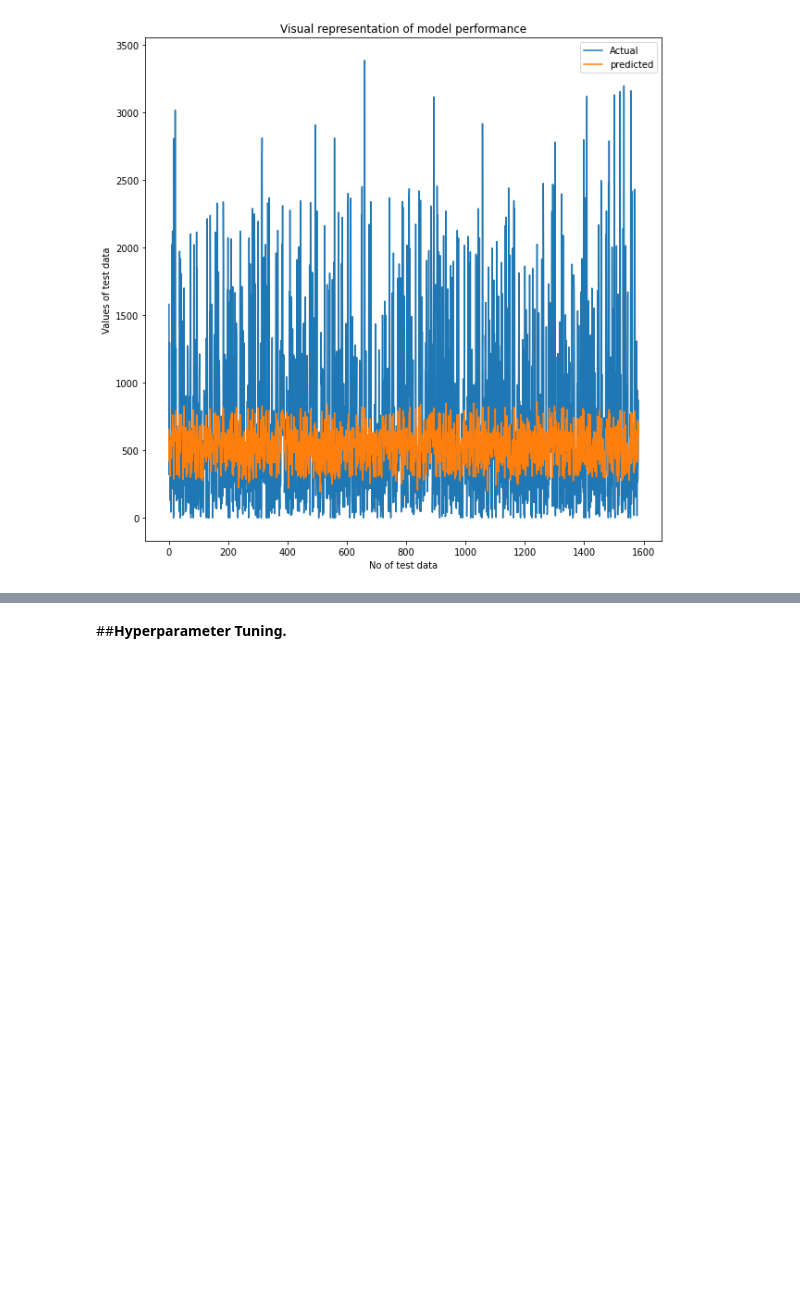
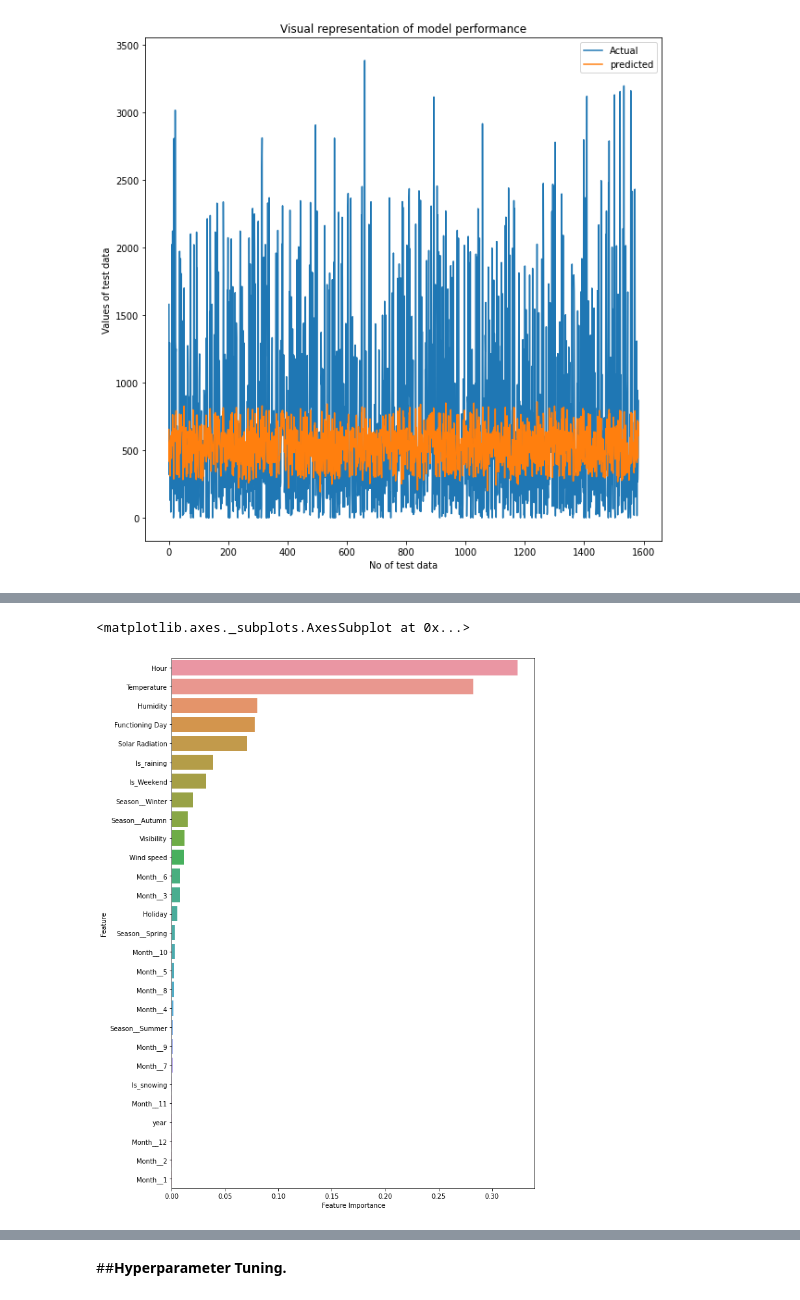
Before and after one commit to Shourya306/Bike-Sharing-Demand-Prediction-Regression, a Jupyter notebook: Bike_Sharing_Demand_Prediction_Capstone_Project.ipynb, the cells around one changed output, grey strips where cells are left out. Drawn from its saved outputs; the diff is of its cells as text; code cells hidden in the pictures; blank space fills up the shorter version.

```diff
--- a/Bike_Sharing_Demand_Prediction_Capstone_Project.ipynb
+++ b/Bike_Sharing_Demand_Prediction_Capstone_Project.ipynb
@@ -1408,0 +1424,5 @@ plt.legend(['Actual','predicted'])
+# %%
+# Splitting the data into 4 groups.
+X_rf = df[independent_var].values
+y_rf = df[dependent_var].values
+X_train_rf,X_test_rf,y_train_rf,y_test_rf = train_test_split(X_rf,y_rf,random_state = 1716,test_size = 0.20)
@@ -1408,0 +1452,11 @@ plt.legend(['Actual','predicted'])
+# %%
+# Creating a dataframe of the most important features.
+importances = rf.feature_importances_
+
+importance_dict = {'Feature' : list(df[independent_var].columns),
+                   'Feature Importance' : importances}
+
+importance_df = pd.DataFrame(importance_dict)
+# %%
+importance_df = importance_df.sort_values('Feature Importance', ascending = False)
+importance_df
@@ -1408,0 +1481,7 @@ plt.legend(['Actual','predicted'])
+# %%
+# Plotting the most important features.
+plt.figure(figsize = (10,15))
+sns.barplot(x = importance_df['Feature Importance'], y = importance_df['Feature'], data = importance_df, orient = 'h')
+# %% [output]
+<matplotlib.axes._subplots.AxesSubplot at 0x...>
+[figure, added]
```
Also changed, not shown: parts of 40 cells of this notebook.
